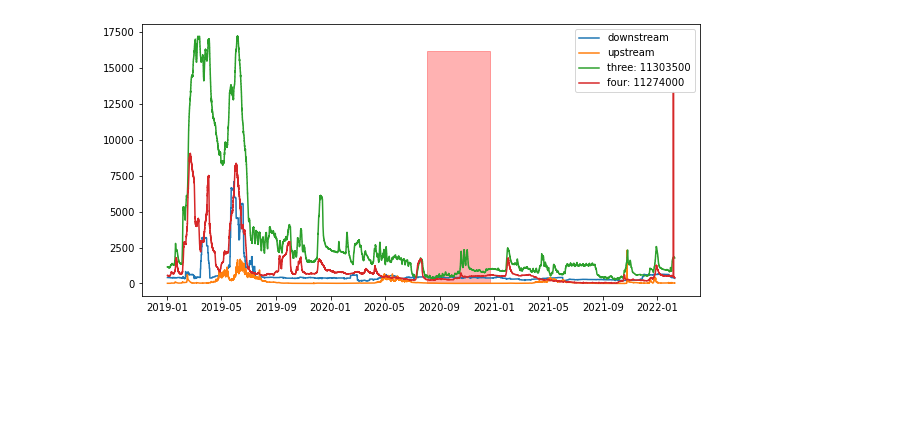
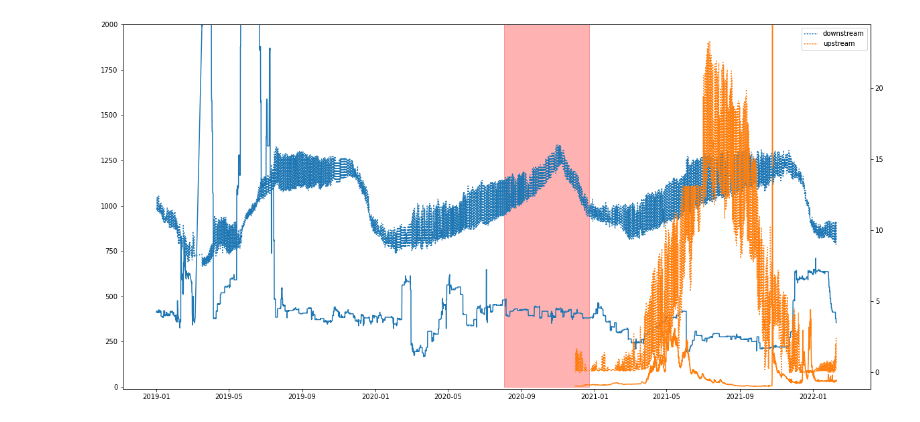
Before and after one commit to mariannecowherd/pe_snow_fires, a Jupyter notebook: scripts/usgs_streamflow.ipynb, the cells around one changed output. Cells and saved outputs as stored; diff of their text form; code cells hidden in the pictures; blank space fills up the shorter version.

```diff
--- a/scripts/usgs_streamflow.ipynb
+++ b/scripts/usgs_streamflow.ipynb
@@ -90,15 +257,19 @@ area = [1676, 42.,13539,9520 ]
 river = ['SanJoaquin','SanJoaquin','SanJoaquin','SanJoaquin']
 metadata = pd.DataFrame(data = [site_ids,lat,lon,elev,area,river])
 # %%
-fig,ax = plt.subplots(figsize=(10,5))
-ax.plot(dt_down, df_downstream.values.astype('float'),'-',label = 'downstream')
-ax.plot(dt_up, df_upstream.values.astype('float'),'-',label = 'upstream')
-ax.plot(dt_three, df_three.values.astype('float'),'-',label = 'three: 11303500')
-ax.plot(dt_four, df_four.values.astype('float'),'-',label = 'four: 11274000')
+fig,ax = plt.subplots(figsize=(20,10))
+ax.plot(dt_down, df_downstream['streamflow'].values.astype('float'),'-',label = 'downstream')
+ax.plot(dt_up, df_upstream['streamflow'].values.astype('float'),'-',label = 'upstream')
+ax2 = ax.twinx()
+ax2.plot(dt_down, df_downstream['temperature'].values.astype('float'),':',label = 'downstream')
+ax2.plot(dt_up,df_upstream['temperature'].values.astype('float'),':', label = 'upstream')
+# ax.plot(dt_three, df_three.values.astype('float'),'-',label = 'three: 11303500')
+# ax.plot(dt_four, df_four.values.astype('float'),'-',label = 'four: 11274000')
 y =  df_upstream.values.astype('float').flatten()
 ax.fill_betweenx([np.nanmin(y),7 * np.nanmax(y)],creek_start,creek_end,color='red',alpha = 0.3)
-# ax.set_ylim(-10,1000)
+ax.set_ylim(-10,2000)
 ax.legend()
+ax2.legend()
 plt.show()
 # %% [output]
-[figure, old version]
+[figure, new version]
```
Also changed, not shown: parts of 4 cells of this notebook.
